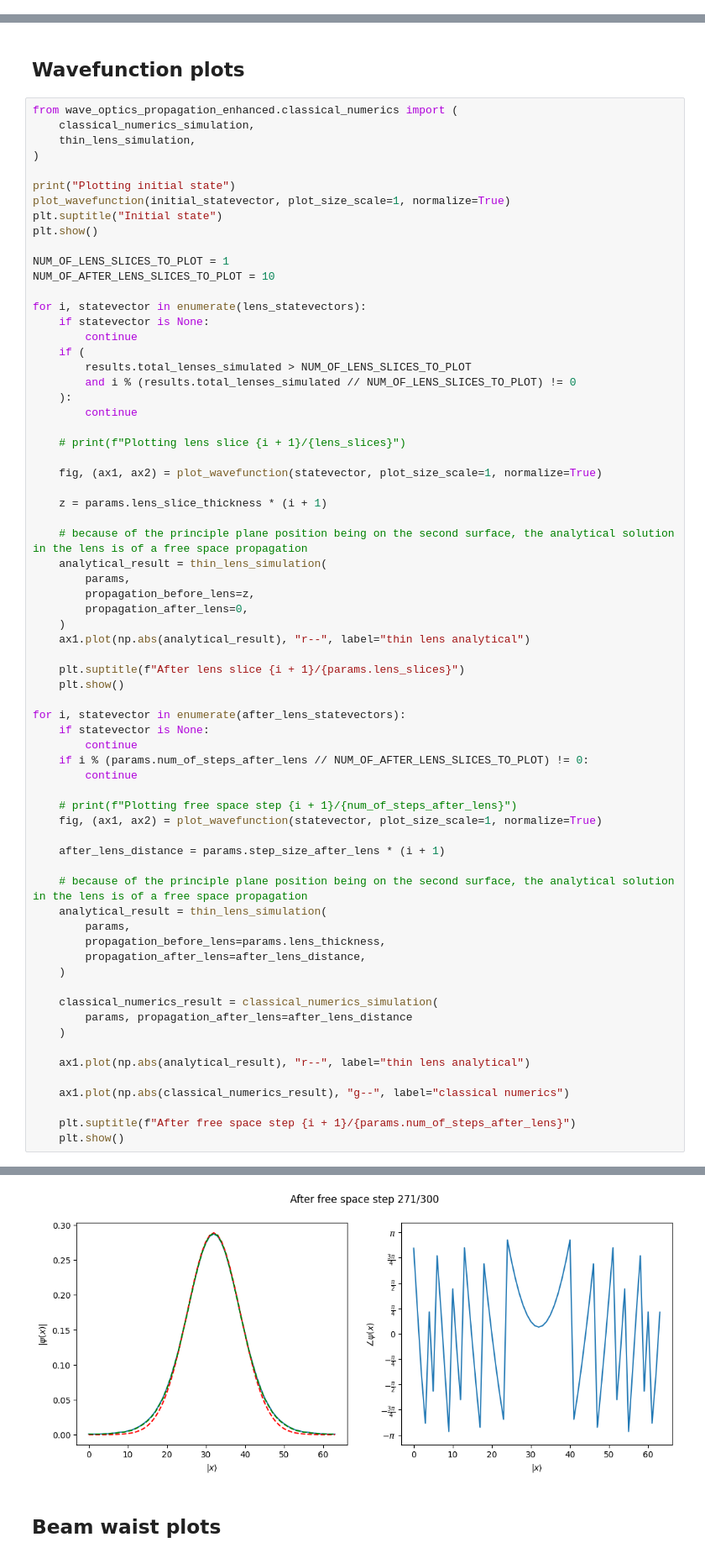
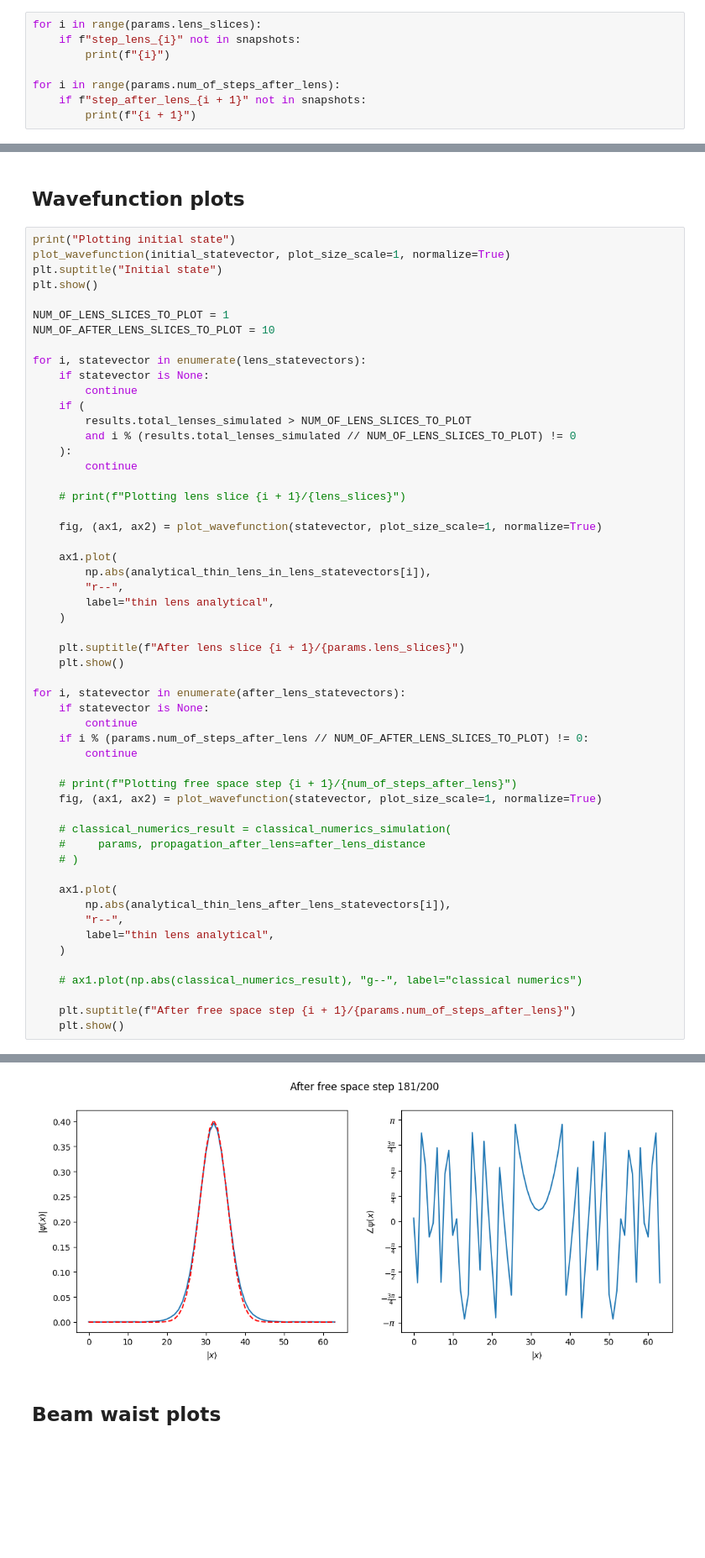
Before and after one commit to BlackWild/qiu, a Jupyter notebook: apps/wave_optics_propagation_enhanced/src/wave_optics_propagation_enhanced/analyzer.ipynb, the cells around one changed output, grey strips where cells are left out. Shown at 84% size. Saved outputs shown, nothing was run; the diff lists cells and outputs as text; blank space fills up the shorter version.

Commit message:
The color density plot is taking shape

```diff
--- a/apps/wave_optics_propagation_enhanced/src/wave_optics_propagation_enhanced/analyzer.ipynb
+++ b/apps/wave_optics_propagation_enhanced/src/wave_optics_propagation_enhanced/analyzer.ipynb
@@ -53,0 +63,8 @@ after_lens_statevectors = [
+# %%
+for i in range(params.lens_slices):
+    if f"step_lens_{i}" not in snapshots:
+        print(f"{i}")
+
+for i in range(params.num_of_steps_after_lens):
+    if f"step_after_lens_{i + 1}" not in snapshots:
+        print(f"{i + 1}")
@@ -54,11 +109,6 @@ after_lens_statevectors = [
 # %% [markdown]
 ## Wavefunction plots
 # %%
-from wave_optics_propagation_enhanced.classical_numerics import (
-    classical_numerics_simulation,
-    thin_lens_simulation,
-)
-
 print("Plotting initial state")
 plot_wavefunction(initial_statevector, plot_size_scale=1, normalize=True)
 plt.suptitle("Initial state")
@@ -80,15 +130,11 @@ for i, statevector in enumerate(lens_statevectors):
 
     fig, (ax1, ax2) = plot_wavefunction(statevector, plot_size_scale=1, normalize=True)
 
-    z = params.lens_slice_thickness * (i + 1)
-
-    # because of the principle plane position being on the second surface, the analytical solution in the lens is of a free space propagation
-    analytical_result = thin_lens_simulation(
-        params,
-        propagation_before_lens=z,
-        propagation_after_lens=0,
+    ax1.plot(
+        np.abs(analytical_thin_lens_in_lens_statevectors[i]),
+        "r--",
+        label="thin lens analytical",
     )
-    ax1.plot(np.abs(analytical_result), "r--", label="thin lens analytical")
 
     plt.suptitle(f"After lens slice {i + 1}/{params.lens_slices}")
     plt.show()
@@ -102,22 +148,17 @@ for i, statevector in enumerate(after_lens_statevectors):
     # print(f"Plotting free space step {i + 1}/{num_of_steps_after_lens}")
     fig, (ax1, ax2) = plot_wavefunction(statevector, plot_size_scale=1, normalize=True)
 
-    after_lens_distance = params.step_size_after_lens * (i + 1)
+    # classical_numerics_result = classical_numerics_simulation(
+    #     params, propagation_after_lens=after_lens_distance
+    # )
 
-    # because of the principle plane position being on the second surface, the analytical solution in the lens is of a free space propagation
-    analytical_result = thin_lens_simulation(
-        params,
-        propagation_before_lens=params.lens_thickness,
-        propagation_after_lens=after_lens_distance,
+    ax1.plot(
+        np.abs(analytical_thin_lens_after_lens_statevectors[i]),
+        "r--",
+        label="thin lens analytical",
     )
 
-    classical_numerics_result = classical_numerics_simulation(
-        params, propagation_after_lens=after_lens_distance
-    )
-
-    ax1.plot(np.abs(analytical_result), "r--", label="thin lens analytical")
-
-    ax1.plot(np.abs(classical_numerics_result), "g--", label="classical numerics")
+    # ax1.plot(np.abs(classical_numerics_result), "g--", label="classical numerics")
 
     plt.suptitle(f"After free space step {i + 1}/{params.num_of_steps_after_lens}")
     plt.show()
@@ -138,4 +179,4 @@ Plotting initial state
-[figure, old version]
+[figure, new version]
 # %% [markdown]
 ## Beam waist plots
 # %%
```
Also changed, not shown: parts of 12 cells of this notebook.
